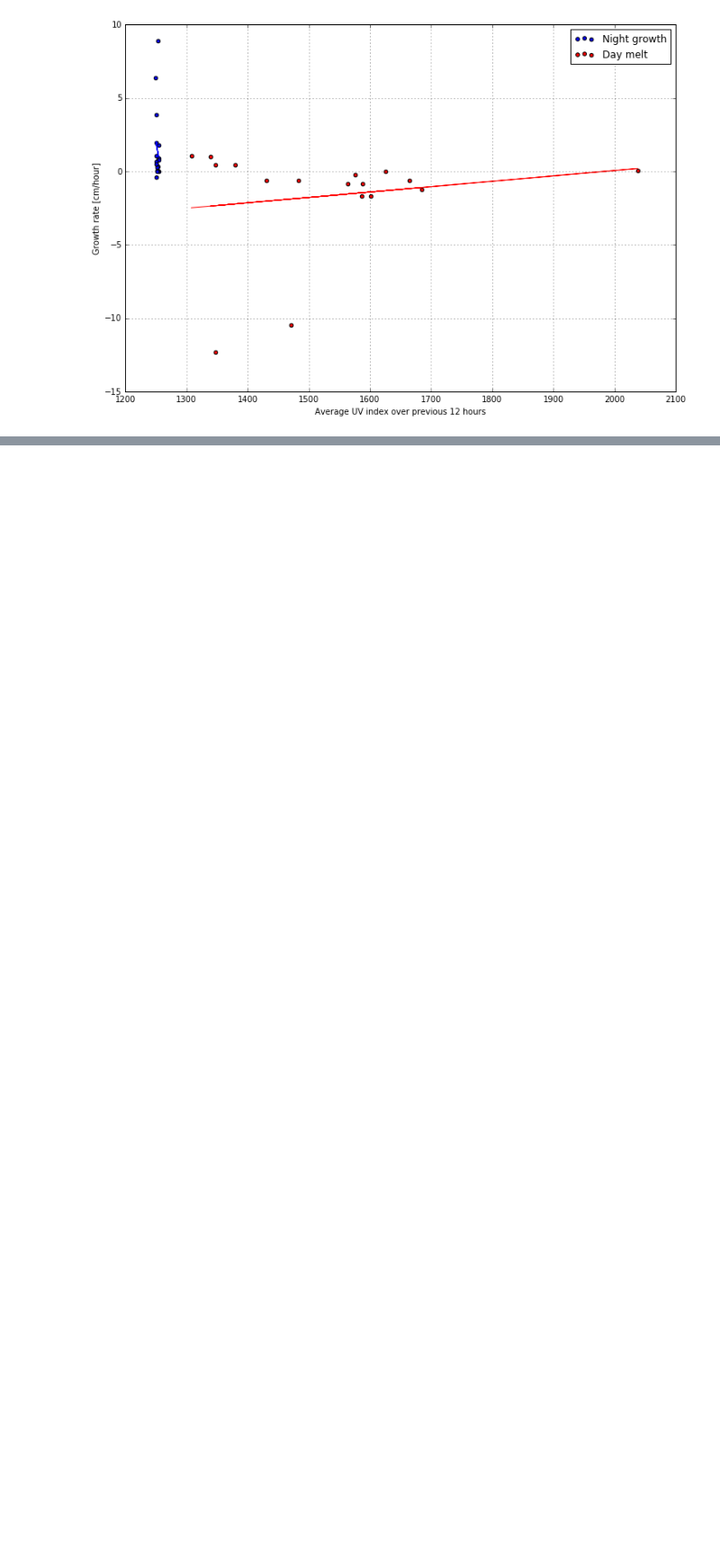
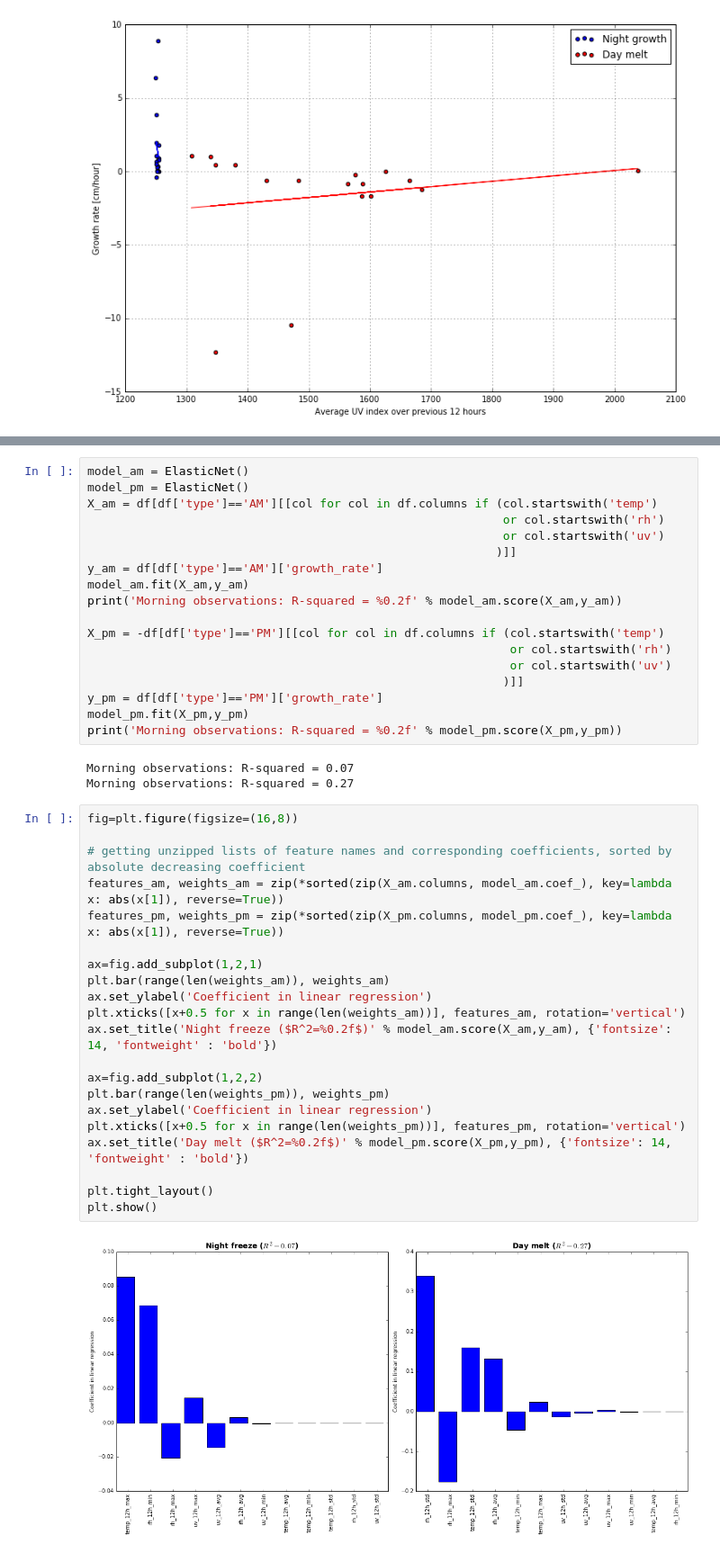
Before and after one commit to slowmotionprojects/icestupa, a Jupyter notebook: icestupa_growth_analysis/notebooks/2.0-np-analysis.ipynb, the cells around one changed output, grey strips where cells are left out. Shown at 90% size. Drawn from its saved outputs; the diff is of its cells as text; blank space fills up the shorter version.

Commit message:
Added multivariate regression analysis with L1 and L2 regularisation, with interpretation of the results

```diff
--- a/icestupa_growth_analysis/notebooks/2.0-np-analysis.ipynb
+++ b/icestupa_growth_analysis/notebooks/2.0-np-analysis.ipynb
@@ -147,0 +182,44 @@ for var in var_dict:
+# %%
+model_am = ElasticNet()
+model_pm = ElasticNet()
+X_am = df[df['type']=='AM'][[col for col in df.columns if (col.startswith('temp')
+                                                           or col.startswith('rh')
+                                                           or col.startswith('uv')
+                                                          )]]
+y_am = df[df['type']=='AM']['growth_rate']
+model_am.fit(X_am,y_am)
+print('Morning observations: R-squared = %0.2f' % model_am.score(X_am,y_am))
+
+X_pm = -df[df['type']=='PM'][[col for col in df.columns if (col.startswith('temp')
+                                                            or col.startswith('rh')
+                                                            or col.startswith('uv')
+                                                           )]]
+y_pm = df[df['type']=='PM']['growth_rate']
+model_pm.fit(X_pm,y_pm)
+print('Morning observations: R-squared = %0.2f' % model_pm.score(X_pm,y_pm))
+# %% [output]
+Morning observations: R-squared = 0.07
+Morning observations: R-squared = 0.27
+# %%
+fig=plt.figure(figsize=(16,8))
+
+# getting unzipped lists of feature names and corresponding coefficients, sorted by absolute decreasing coefficient
+features_am, weights_am = zip(*sorted(zip(X_am.columns, model_am.coef_), key=lambda x: abs(x[1]), reverse=True))
+features_pm, weights_pm = zip(*sorted(zip(X_pm.columns, model_pm.coef_), key=lambda x: abs(x[1]), reverse=True))
+
+ax=fig.add_subplot(1,2,1)
+plt.bar(range(len(weights_am)), weights_am)
+ax.set_ylabel('Coefficient in linear regression')
+plt.xticks([x+0.5 for x in range(len(weights_am))], features_am, rotation='vertical')
+ax.set_title('Night freeze ($R^2=%0.2f$)' % model_am.score(X_am,y_am), {'fontsize': 14, 'fontweight' : 'bold'})
+
+ax=fig.add_subplot(1,2,2)
+plt.bar(range(len(weights_pm)), weights_pm)
+ax.set_ylabel('Coefficient in linear regression')
+plt.xticks([x+0.5 for x in range(len(weights_pm))], features_pm, rotation='vertical')
+ax.set_title('Day melt ($R^2=%0.2f$)' % model_pm.score(X_pm,y_pm), {'fontsize': 14, 'fontweight' : 'bold'})
+
+plt.tight_layout()
+plt.show()
+# %% [output]
+[figure, added]
```
Also changed, not shown: parts of 14 cells of this notebook.
